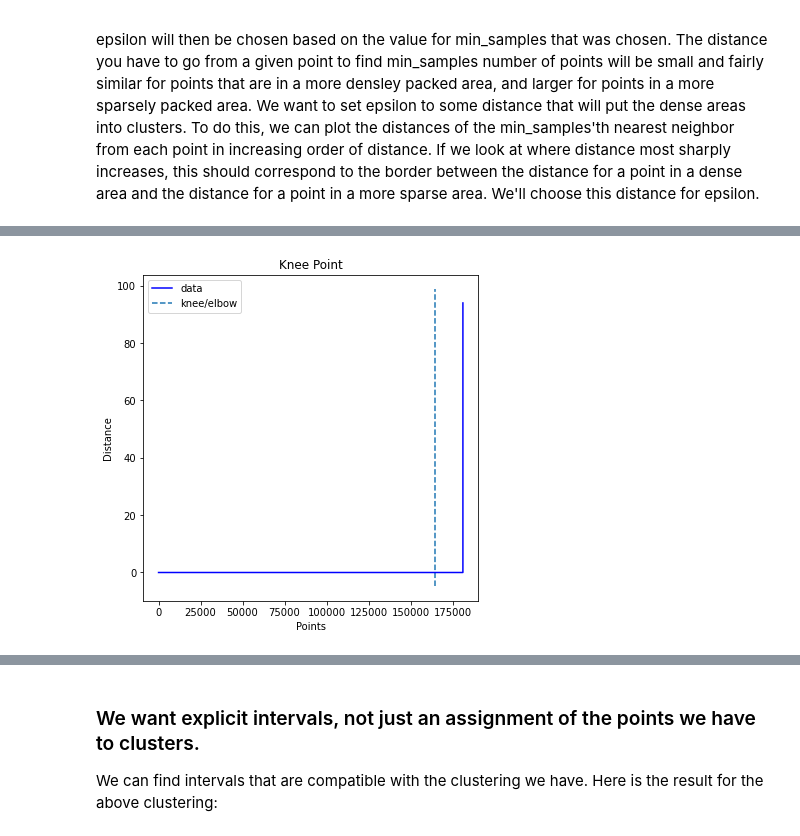
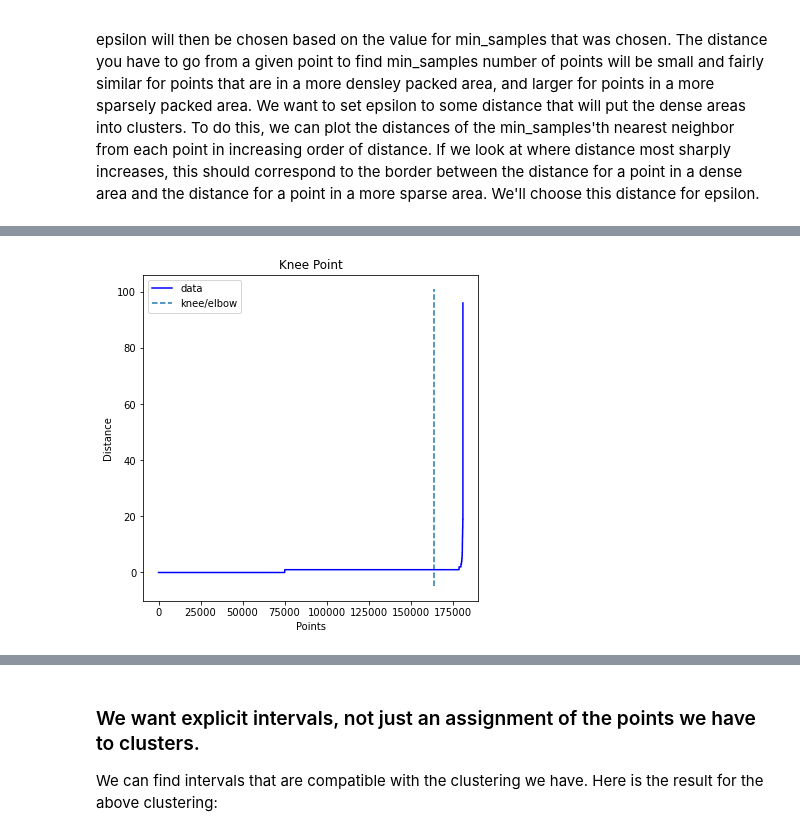
Before and after one commit to nicklein/kgtk, a Jupyter notebook: entity_profiling/2_explore_label_discretization.ipynb, the cells around one changed output, grey strips where cells are left out. Drawn from its saved outputs; the diff is of its cells as text; code cells hidden in the pictures.

Commit message:
percentile partitioning, playing with KDE, and trying different parameter settings for DBSCAN

```diff
--- a/entity_profiling/2_explore_label_discretization.ipynb
+++ b/entity_profiling/2_explore_label_discretization.ipynb
@@ -98,7 +98,7 @@ def DBSCAN_label_subset(filename, eps, min_samples, l_type, l_prop, l_si = None,
 
 # Chooses values for the epsilon and min_samples parameters of DBSCAN to be used for
 # clustering labels of a given type and property.
-def choose_DBSCAN_params(filename, l_type, l_prop, l_si = None, l_wd = None):
+def choose_DBSCAN_params(filename, l_type, l_prop, l_si = None, l_wd = None, min_samples=None):
     df = pd.read_csv(filename, delimiter='\t')
 
     # filter by type and property, and units if given
@@ -113,9 +113,12 @@ def choose_DBSCAN_params(filename, l_type, l_prop, l_si = None, l_wd = None):
 
     # min_samples would ideally be set with some domain-insight.
     # To make this automated, we'll use a heuristic - ln(number of data points)
-    min_samples = int(np.floor(np.log(len(values))))
-    min_samples = max(min_samples, 1) # don't choose a number less than 1
-    print("Choosing min_samples = floor(ln(# data points)) = {}".format(min_samples))
+    if min_samples is not None:
+        print("min_samples = {}".format(min_samples))
+    else:
+        min_samples = int(np.floor(np.log(len(values))))
+        min_samples = max(min_samples, 1) # don't choose a number less than 1
+        print("Choosing min_samples = floor(ln(# data points)) = {}".format(min_samples))
 
     # epsilon can be chosen by plotting the distances of the k'th nearest neighbor from each point
     # where k is min_samples. Points that belong to clusters should have smaller distances, whereas
@@ -179,6 +182,33 @@ def fixed_width_partition(filename, width, l_type, l_prop):
 
     return (labels, values)
 
+def percentile_partition(filename, num_intervals, l_type, l_prop):
+    df = pd.read_csv(filename, delimiter='\t')
+
+   # filter by type and property if given
+    if l_type is not None:
+        df = df.loc[df["node1"] == l_type]
+    if l_prop is not None:
+        df = df.loc[df["label"] == l_prop]
+
+    values = df.loc[:,"node2"].sort_values().reset_index(drop=True)
+    interval_upper_bounds = []
+    for i in range(num_intervals):
+        index_of_bound = int(((i+1)/num_intervals)*len(values)) - 1
+        interval_upper_bounds.append(values[index_of_bound])
+    labels=[]
+    cur_ub_idx=0
+    for i in range(len(values)):
+        while values[i] > interval_upper_bounds[cur_ub_idx]:
+            cur_ub_idx += 1
+        labels.append(interval_upper_bounds[cur_ub_idx])
+    #simpler way that ignores when boundary splits a group of same-valued samples
+#     interval_size = int(len(values) / num_intervals)
+#     labels = [i for i in range(num_intervals-1) for j in range(interval_size)]
+#     labels.extend([num_intervals-1 for i in range(len(values) - len(labels))])
+#     labels = pd.Series(labels)
+
+    return (labels, values)
 
 def view_clustering(labels, values, min_hist_bin = None, max_hist_bin = None, bin_size = None):
     if min_hist_bin is None:
@@ -387,5 +475,6 @@ min_samples is chosen using a heuristic that is a function of number of data poi
 
 epsilon will then be chosen based on the value for min_samples that was chosen. The distance you have to go from a given point to find min_samples number of points will be small and fairly similar for points that are in a more densley packed area, and larger for points in a more sparsely packed area. We want to set epsilon to some distance that will put the dense areas into clusters. To do this, we can plot the distances of the min_samples'th nearest neighbor from each point in increasing order of distance. If we look at where distance most sharply increases, this should correspond to the border between the distance for a point in a dense area and the distance for a point in a more sparse area. We'll choose this distance for epsilon.
 # %%
-min_samples, epsilon = choose_DBSCAN_params(time_labels_file, l_type = "Q11424", l_prop = "P577")
+%%time
+min_samples, epsilon = choose_DBSCAN_params(time_labels_file, l_type = "Q11424", l_prop = "P577", min_samples=2000)
 # %% [output]
@@ -395,2 +486,2 @@ knee found at distance 0.0
-[figure, old version]
+[figure, new version]
 # %%
```
Also changed, not shown: parts of 12 cells of this notebook.
